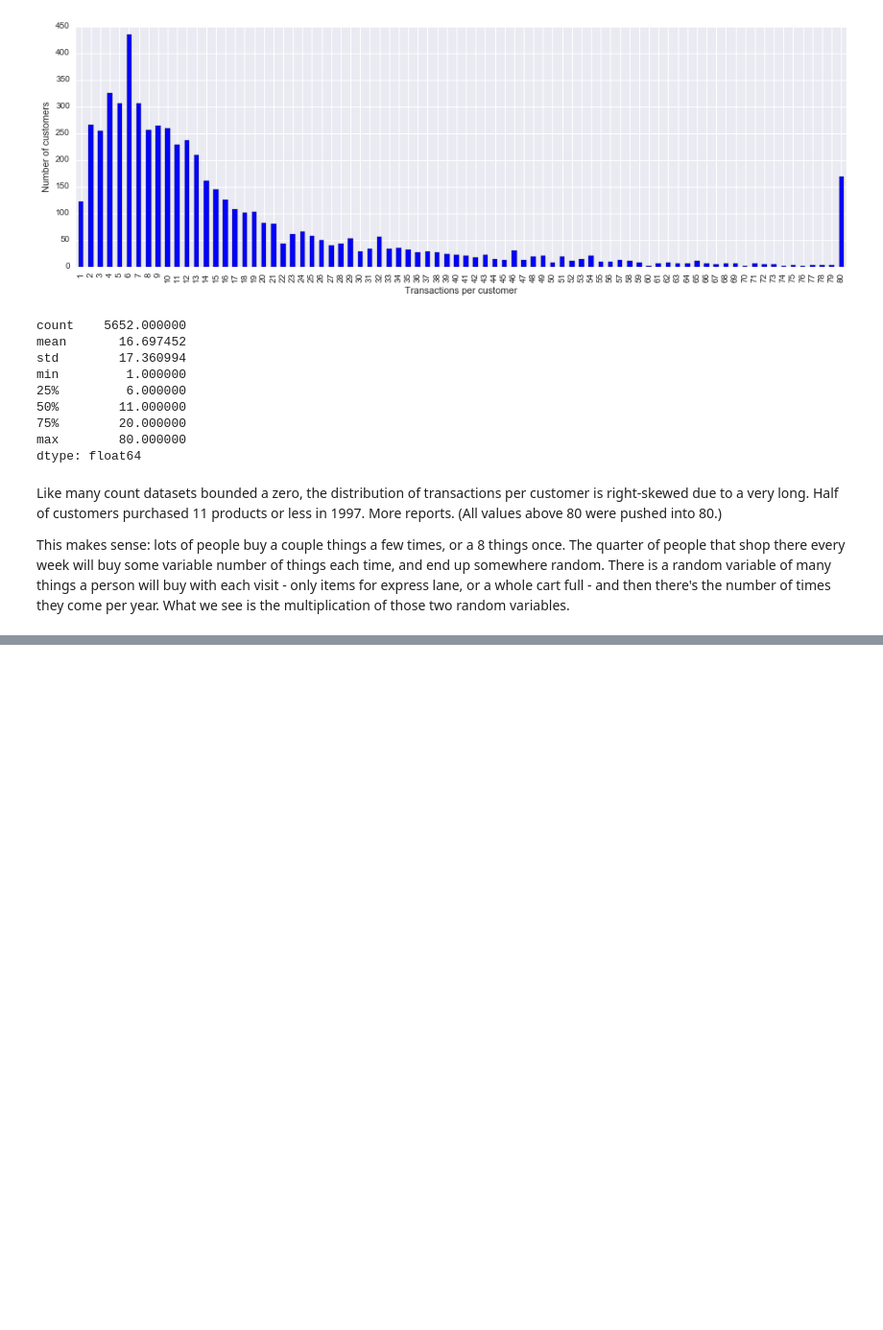
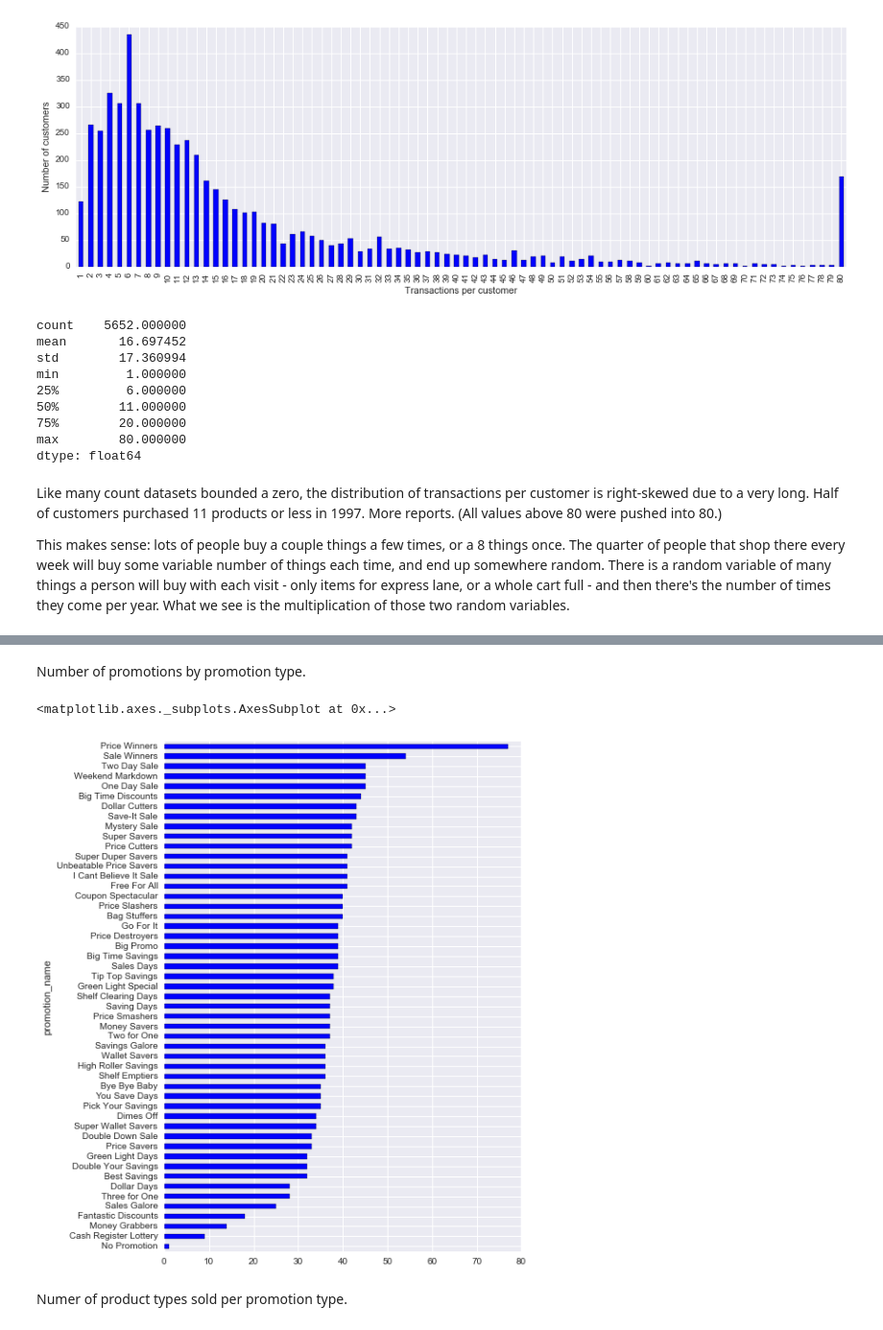
Before and after one commit to jpvelez/foodmart, a Jupyter notebook: notebooks/sanity_check.ipynb, the cells around one changed output, grey strips where cells are left out. Shown at 96% size. Cells and saved outputs as stored; diff of their text form; code cells hidden in the pictures; blank space fills up the shorter version.

```diff
--- a/notebooks/sanity_check.ipynb
+++ b/notebooks/sanity_check.ipynb
@@ -8,7 +8,7 @@ import matplotlib.pyplot as plt
 import seaborn as sns
 from IPython.display import Image
 # %%
-#environ['datasets'] = 'clean_data/product.pkl clean_data/product_class.pkl clean_data/promotion.pkl clean_data/transactions.pkl'
+environ['datasets'] = 'clean_data/product.pkl clean_data/product_class.pkl clean_data/promotion.pkl clean_data/transactions.pkl'
 dataset_paths = ['../' + dataset for dataset in environ['datasets'].split()]
 product, product_class, promotion, transactions = [pd.read_pickle(path) for path in dataset_paths]
 # %% [markdown]
@@ -142,0 +175,10 @@ This makes sense: lots of people buy a couple things a few times, or a 8 things
+# %% [markdown]
+Number of promotions by promotion type.
+# %%
+plt.figure(figsize=(7,10))
+promotion.groupby('promotion_name').size().sort_values().plot(kind='barh')
+# %% [output]
+<matplotlib.axes._subplots.AxesSubplot at 0x...>
+[figure, added]
+# %% [markdown]
+Numer of product types sold per promotion type.
```
Also changed, not shown: parts of 61 cells of this notebook.
